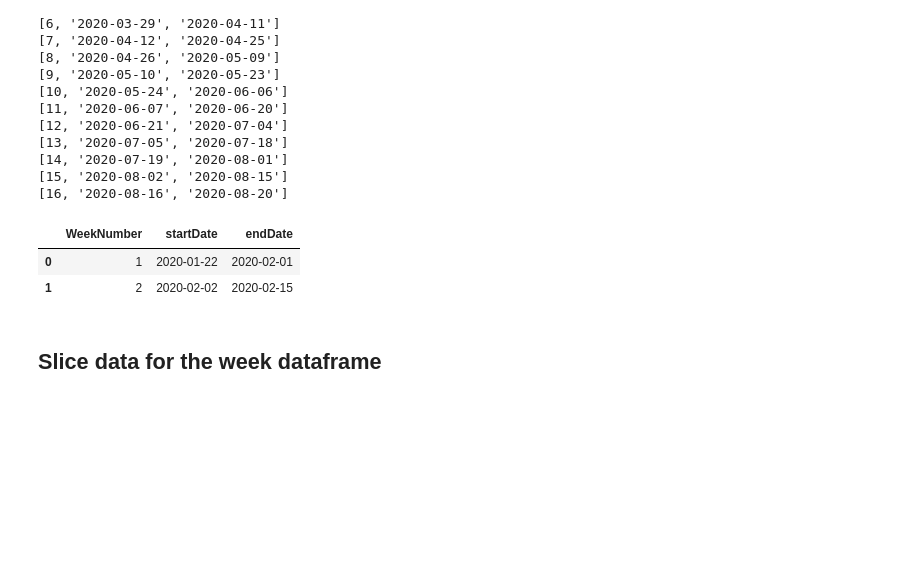
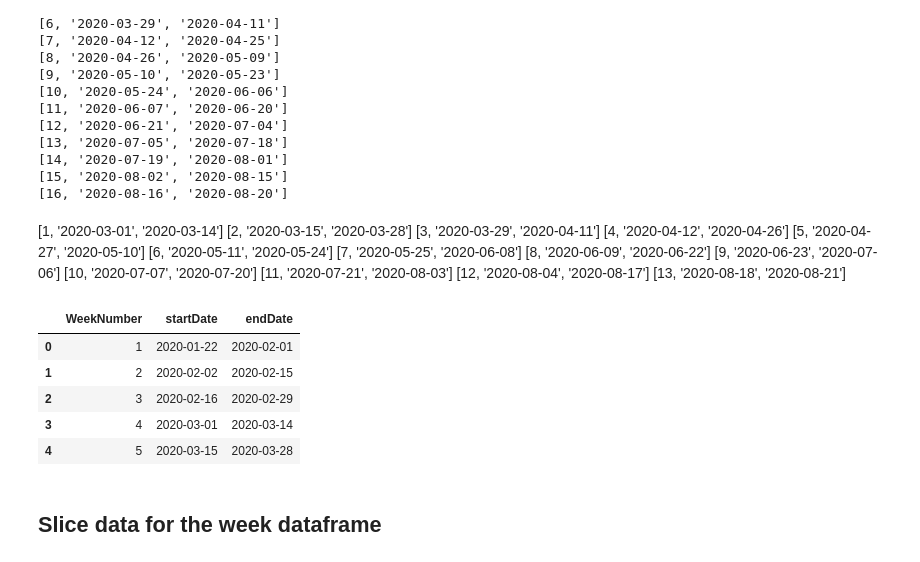
Before and after one commit to jeyasri-s2/meansquares, a Jupyter notebook: CA_LabelingData.ipynb, the cells around one changed output. Drawn from its saved outputs; the diff is of its cells as text; code cells hidden in the pictures; blank space fills up the shorter version.

```diff
--- a/CA_LabelingData.ipynb
+++ b/CA_LabelingData.ipynb
@@ -1547,13 +1576,30 @@ while index < len(dateList):
 [14, '2020-07-19', '2020-08-01']
 [15, '2020-08-02', '2020-08-15']
 [16, '2020-08-16', '2020-08-20']
+# %% [markdown]
+[1, '2020-03-01', '2020-03-14']
+[2, '2020-03-15', '2020-03-28']
+[3, '2020-03-29', '2020-04-11']
+[4, '2020-04-12', '2020-04-26']
+[5, '2020-04-27', '2020-05-10']
+[6, '2020-05-11', '2020-05-24']
+[7, '2020-05-25', '2020-06-08']
+[8, '2020-06-09', '2020-06-22']
+[9, '2020-06-23', '2020-07-06']
+[10, '2020-07-07', '2020-07-20']
+[11, '2020-07-21', '2020-08-03']
+[12, '2020-08-04', '2020-08-17']
+[13, '2020-08-18', '2020-08-21']
 # %%
 week_df = pd.DataFrame(lst,index=None,columns=['WeekNumber','startDate','endDate'])
-week_df.head(2)
+week_df.head()
 # %% [output]
 |  | WeekNumber | startDate | endDate |
 | 0 | 1 | 2020-01-22 | 2020-02-01 |
 | 1 | 2 | 2020-02-02 | 2020-02-15 |
+| 2 | 3 | 2020-02-16 | 2020-02-29 |
+| 3 | 4 | 2020-03-01 | 2020-03-14 |
+| 4 | 5 | 2020-03-15 | 2020-03-28 |
 # %% [markdown]
 ## Slice data for the week dataframe
 # %%
```
Also changed, not shown: parts of 19 cells of this notebook.
